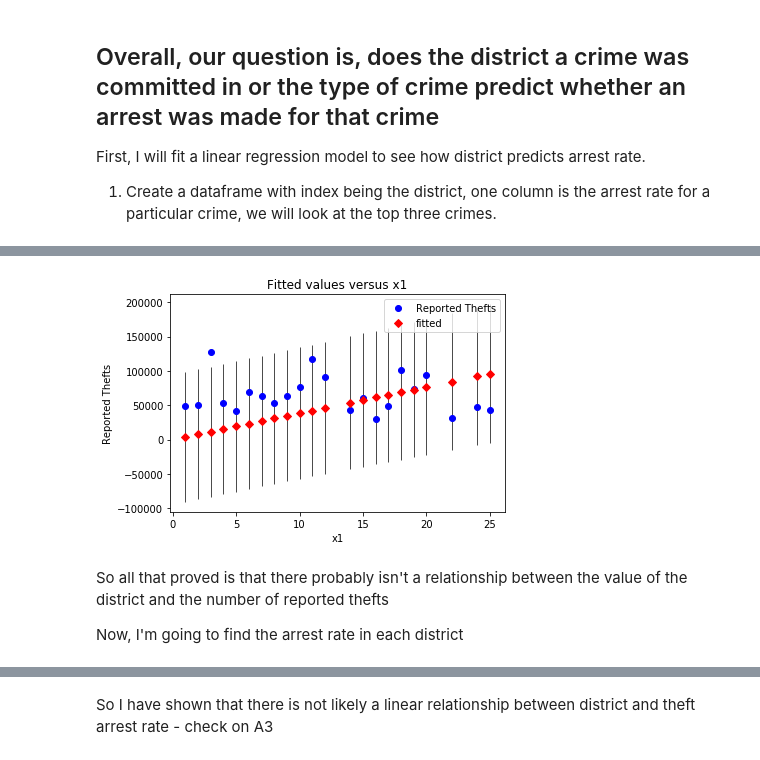
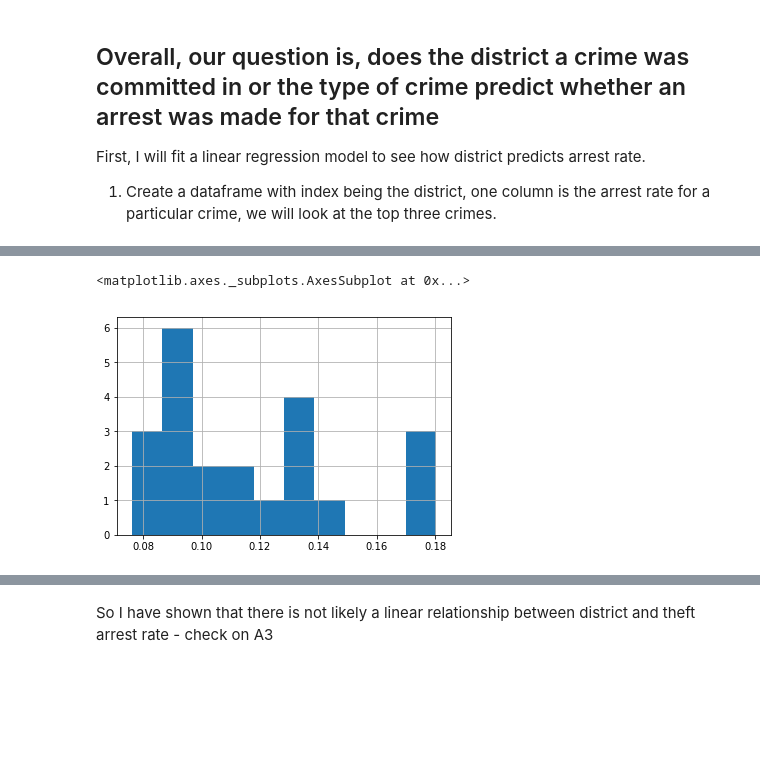
Before and after one commit to COGS108/Projects, a Jupyter notebook: James.ipynb, the cells around one changed output, grey strips where cells are left out. Drawn from its saved outputs; the diff is of its cells as text; code cells hidden in the pictures; blank space fills up the shorter version.

```diff
--- a/James.ipynb
+++ b/James.ipynb
@@ -160,12 +128,9 @@ Warnings:
-# %%
-fig, ax = plt.subplots()
-fig = sm.graphics.plot_fit(results, 0, ax=ax)
-# %% [output]
-[figure, removed]
-# %% [markdown]
-So all that proved is that there probably isn't a relationship between the value of the district and the number of reported thefts
-
-Now, I'm going to find the arrest rate in each district
+# %%
+thefts = dist_pred_arrest['Theft Arrest Rate']
+thefts.hist()
+# %% [output]
+<matplotlib.axes._subplots.AxesSubplot at 0x...>
+[figure, added]
 # %%
 # want to predict whether an arrest was made from the district. So y is arrests, X is districts
 y = dist_pred_arrest['Theft Arrest Rate']
```
Also changed, not shown: parts of 29 cells of this notebook, 1 other file.
